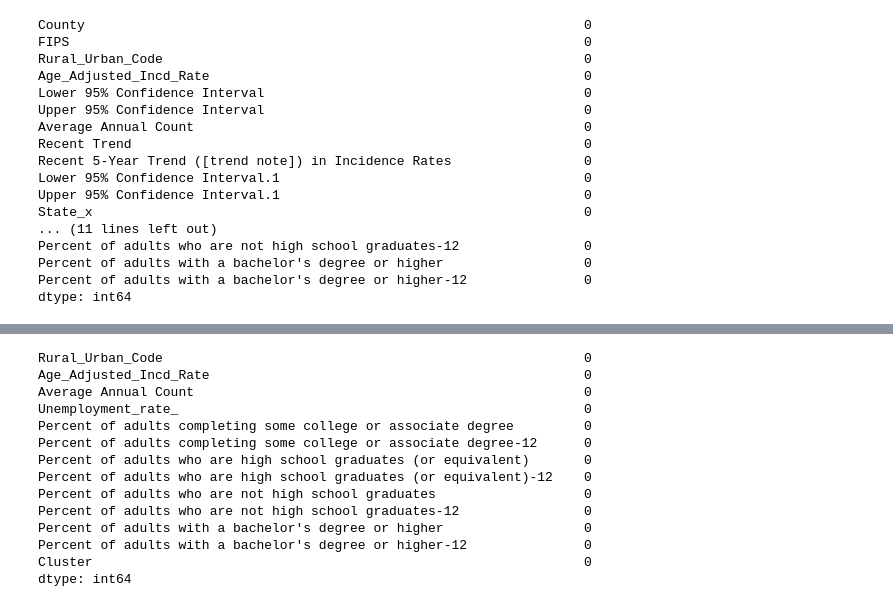
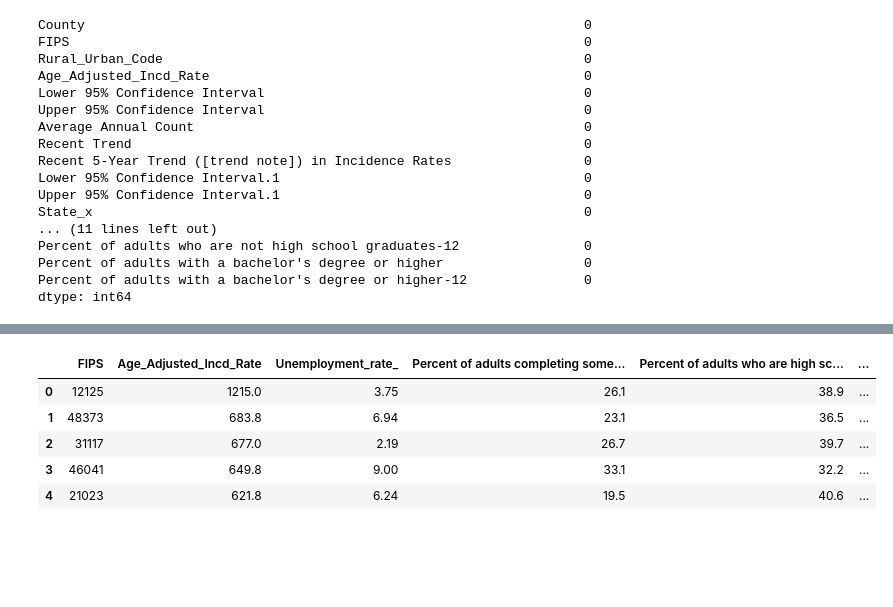
Before and after one commit to dylanhudson/CSCI5612-ML, a Jupyter notebook: data/incidence_analysis.ipynb, the cells around one changed output, grey strips where cells are left out. Cells and saved outputs as stored; diff of their text form; code cells hidden in the pictures; blank space fills up the shorter version.

```diff
--- a/data/incidence_analysis.ipynb
+++ b/data/incidence_analysis.ipynb
@@ -100,4 +99,13 @@ Percent of adults with a bachelor's degree or higher-12               0
 dtype: int64
 # %%
 joined.drop(columns=['Recent Trend', 'State_x', 'State_y', 'Decade_x', 'Decade_y', 'Year', 'Area name', 'Lower 95% Confidence Interval', 'Upper 95% Confidence Interval', 'Lower 95% Confidence Interval.1', 'Upper 95% Confidence Interval.1'], inplace=True)
+#looks like some columns got duplicated in the merge, so drop those
+joined.drop(columns=["Percent of adults completing some college or associate degree-12",
+                "Percent of adults who are high school graduates (or equivalent)-12",
+                     "Percent of adults who are not high school graduates-12",
+                     "Percent of adults with a bachelor's degree or higher-12"], inplace=True)
+joined = joined.drop(columns="Recent 5-Year Trend ([trend note]) in Incidence Rates")
+joined = joined.drop(columns="County")
+joined = joined.drop(columns="Rural_Urban_Code")
+joined = joined.drop(columns='Average Annual Count')
 # %%
@@ -149,17 +133,0 @@ dtype: object
-# %%
-joined.isna().sum()
-# %% [output]
-Rural_Urban_Code                                                      0
-Age_Adjusted_Incd_Rate                                                0
-Average Annual Count                                                  0
-Unemployment_rate_                                                    0
-Percent of adults completing some college or associate degree         0
-Percent of adults completing some college or associate degree-12      0
-Percent of adults who are high school graduates (or equivalent)       0
-Percent of adults who are high school graduates (or equivalent)-12    0
-Percent of adults who are not high school graduates                   0
-Percent of adults who are not high school graduates-12                0
-Percent of adults with a bachelor's degree or higher                  0
-Percent of adults with a bachelor's degree or higher-12               0
-Cluster                                                               0
-dtype: int64
@@ -170,0 +134,9 @@ joined = joined.drop('Average Annual Count', axis=1)
+# %%
+joined.head()
+# %% [output]
+|  | FIPS | Age_Adjusted_Incd_Rate | Unemployment_rate_ | Percent of adults completing some... | Percent of adults who are high sc... | ... |
+| 0 | 12125 | 1215.0 | 3.75 | 26.1 | 38.9 | ... |
+| 1 | 48373 | 683.8 | 6.94 | 23.1 | 36.5 | ... |
+| 2 | 31117 | 677.0 | 2.19 | 26.7 | 39.7 | ... |
+| 3 | 46041 | 649.8 | 9.00 | 33.1 | 32.2 | ... |
+| 4 | 21023 | 621.8 | 6.24 | 19.5 | 40.6 | ... |
```
Also changed, not shown: parts of 14 cells of this notebook, 9 other files.
